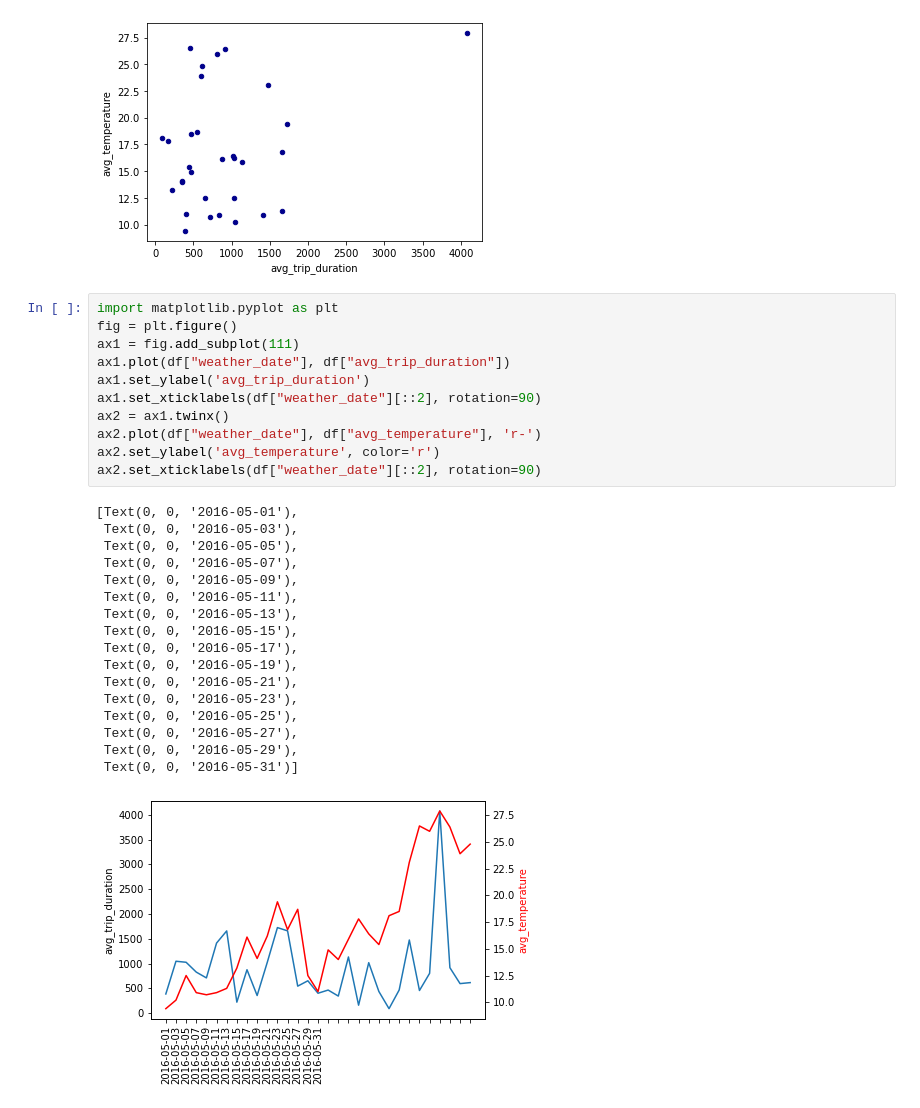
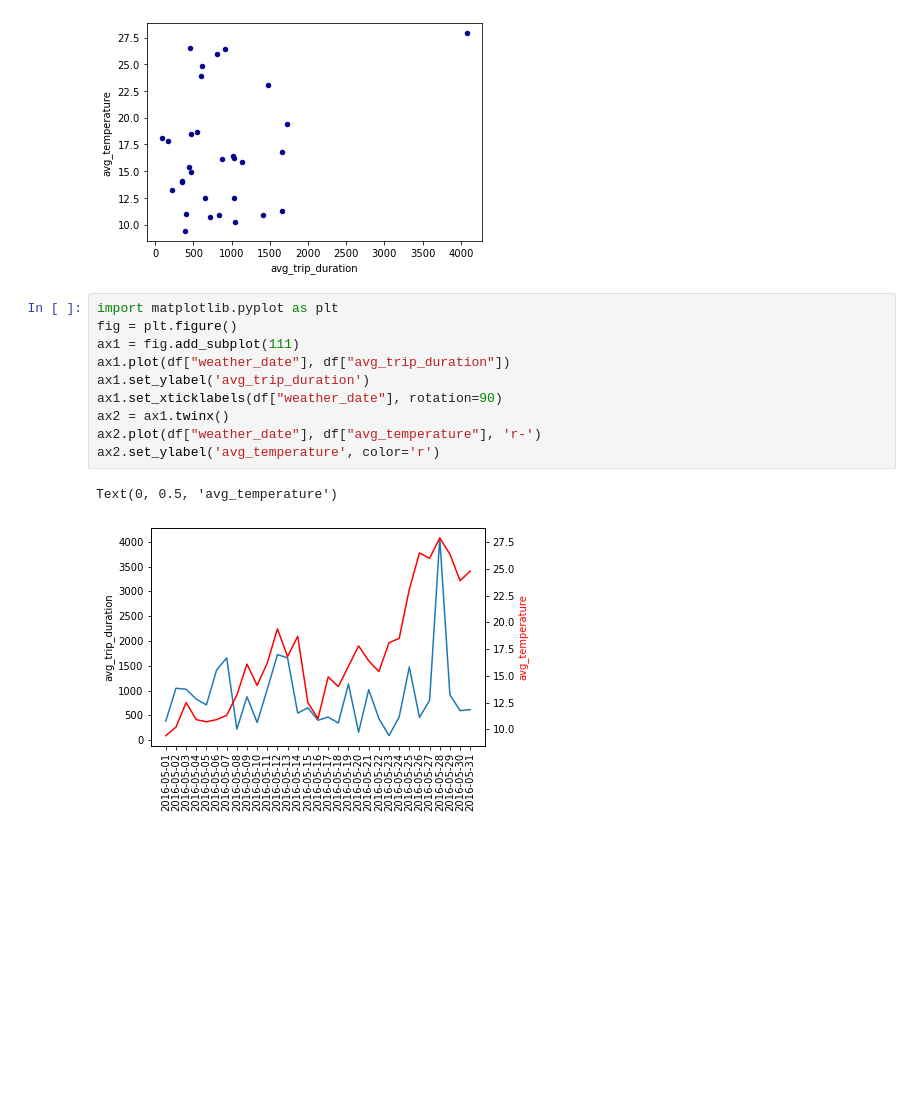
Before and after one commit to jwd-devlin/bike_weather_project, a Jupyter notebook: notebooks_testing/bike_weather_analytics.ipynb, the cells around one changed output. Saved outputs shown, nothing was run; the diff lists cells and outputs as text; blank space fills up the shorter version.

```diff
--- a/notebooks_testing/bike_weather_analytics.ipynb
+++ b/notebooks_testing/bike_weather_analytics.ipynb
@@ -17,29 +17,13 @@ df.plot.scatter(x='avg_trip_duration',
 # %%
 import matplotlib.pyplot as plt
 fig = plt.figure()
 ax1 = fig.add_subplot(111)
 ax1.plot(df["weather_date"], df["avg_trip_duration"])
 ax1.set_ylabel('avg_trip_duration')
-ax1.set_xticklabels(df["weather_date"][::2], rotation=90)
+ax1.set_xticklabels(df["weather_date"], rotation=90)
 ax2 = ax1.twinx()
 ax2.plot(df["weather_date"], df["avg_temperature"], 'r-')
 ax2.set_ylabel('avg_temperature', color='r')
-ax2.set_xticklabels(df["weather_date"][::2], rotation=90)
 # %% [output]
-[Text(0, 0, '2016-05-01'),
- Text(0, 0, '2016-05-03'),
- Text(0, 0, '2016-05-05'),
- Text(0, 0, '2016-05-07'),
- Text(0, 0, '2016-05-09'),
- Text(0, 0, '2016-05-11'),
- Text(0, 0, '2016-05-13'),
- Text(0, 0, '2016-05-15'),
- Text(0, 0, '2016-05-17'),
- Text(0, 0, '2016-05-19'),
- Text(0, 0, '2016-05-21'),
- Text(0, 0, '2016-05-23'),
- Text(0, 0, '2016-05-25'),
- Text(0, 0, '2016-05-27'),
- Text(0, 0, '2016-05-29'),
- Text(0, 0, '2016-05-31')]
+Text(0, 0.5, 'avg_temperature')
-[figure, old version]
+[figure, new version]
```
